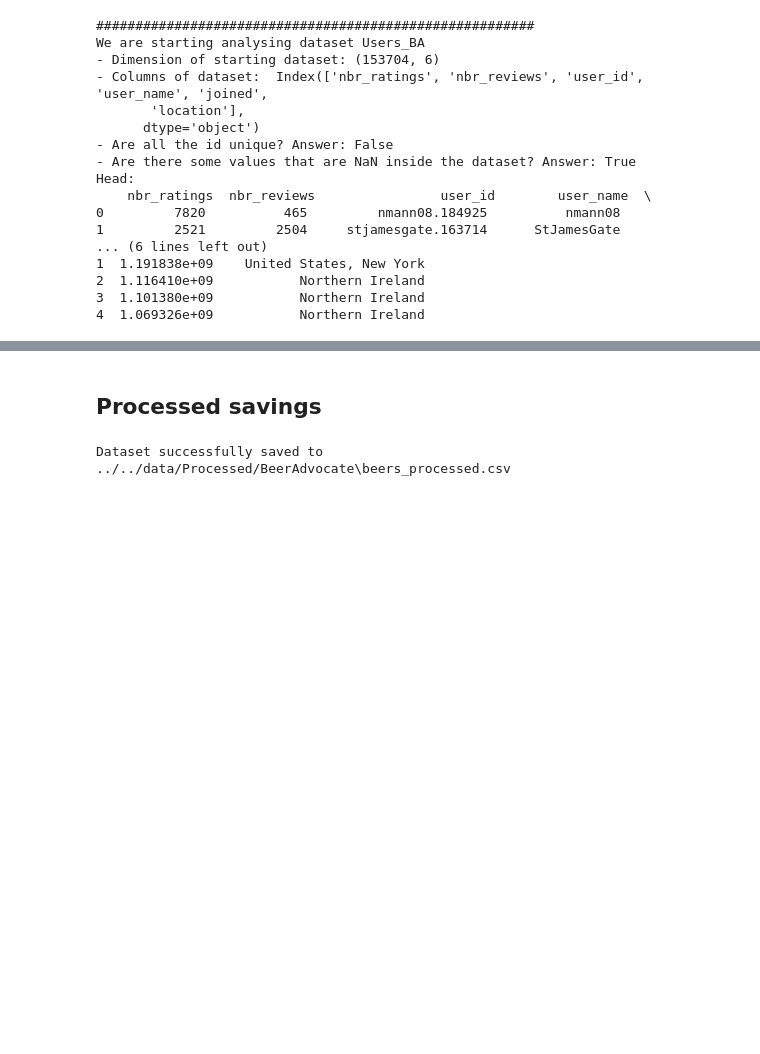
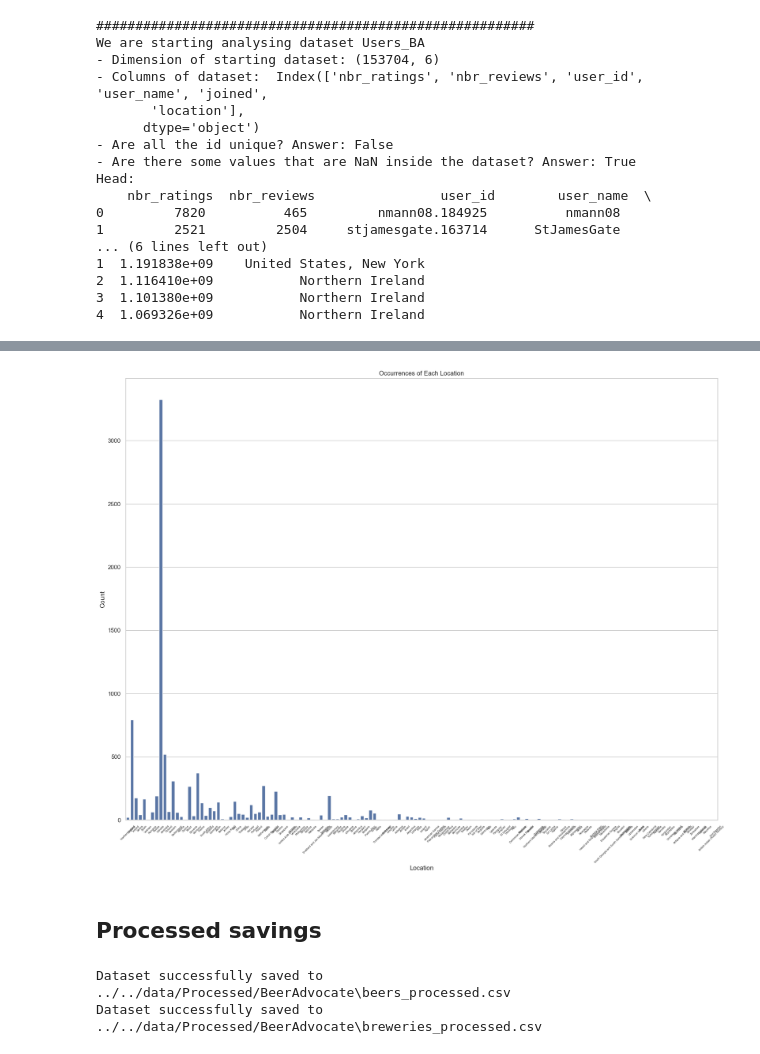
Before and after one commit to epfl-ada/ada-2024-project-mediterranean, a Jupyter notebook: src/data/data_processing_BeerAdvocate.ipynb, the cells around one changed output, grey strips where cells are left out. Drawn from its saved outputs; the diff is of its cells as text; code cells hidden in the pictures; blank space fills up the shorter version.

```diff
--- a/src/data/data_processing_BeerAdvocate.ipynb
+++ b/src/data/data_processing_BeerAdvocate.ipynb
@@ -352,6 +424,19 @@ Head:
+# %%
+plt.figure(figsize=(20, 15))
+sns.countplot(data=users_adv[users_adv['US'] == False], x='location')
+plt.title('Occurrences of Each Location')
+plt.xlabel('Location')
+plt.ylabel('Count')
+plt.xticks(rotation=45, fontsize=5)
+plt.show()
+# %% [output]
+[figure, added]
 # %% [markdown]
 ## Processed savings
-# %%
-utils.write_csv_into_directory('../../data/Processed/BeerAdvocate', 'beers_processed.csv', beers_adv_filt)
-# %% [output]
-Dataset successfully saved to ../../data/Processed/BeerAdvocate\beers_processed.csv
+# %%
+utils.write_csv_into_directory('../../data/Processed/BeerAdvocate', 'beers_processed.csv', beers_adv_filt_unique_location)
+utils.write_csv_into_directory('../../data/Processed/BeerAdvocate', 'breweries_processed.csv', breweries_adv_filt)
+utils.write_csv_into_directory('../../data/Processed/BeerAdvocate', 'users_processed.csv', users_adv)
+# %% [output]
+Dataset successfully saved to ../../data/Processed/BeerAdvocate\beers_processed.csv
+Dataset successfully saved to ../../data/Processed/BeerAdvocate\breweries_processed.csv
```
Also changed, not shown: parts of 9 cells of this notebook, 1 other file.
